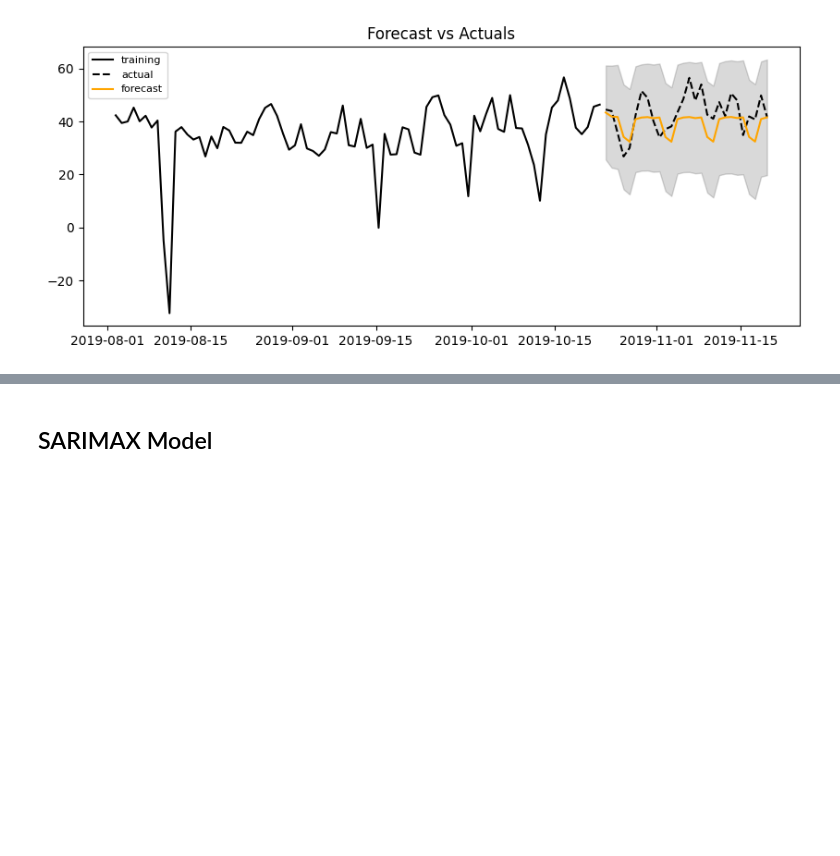
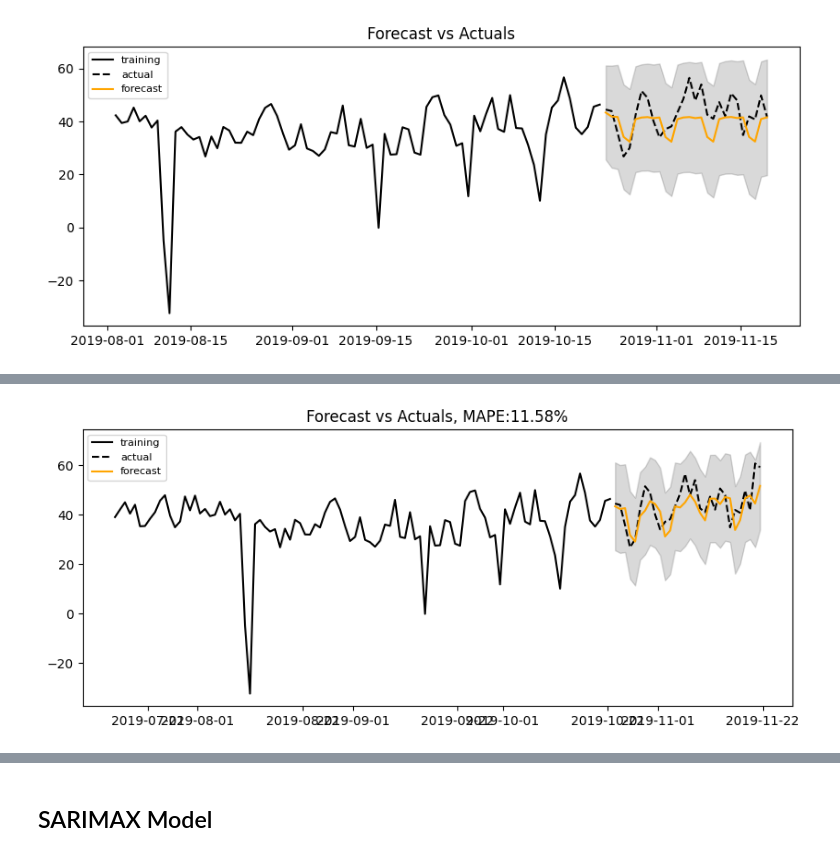
Before and after one commit to Guli-Y/ElectricityPricePredictor, a Jupyter notebook: notebooks/baseline_guli.ipynb, the cells around one changed output, grey strips where cells are left out. Drawn from its saved outputs; the diff is of its cells as text; code cells hidden in the pictures; blank space fills up the shorter version.

```diff
--- a/notebooks/baseline_guli.ipynb
+++ b/notebooks/baseline_guli.ipynb
@@ -231,14 +231,16 @@ def re_compose(forecast):
 # %%
 # define a function for plotting the forecast
 
-def plot_forecast(forecast, train, test, lower_int, upper_int):
-    fc = forecast
+def plot_forecast(forecast, train, test, lower_int, upper_int, mape=None):
     plt.figure(figsize=(10,4), dpi=100)
     plt.plot(train, label='training', color='black')
     plt.plot(test, label='actual', color='black', ls='--')
     plt.plot(forecast, label='forecast', color='orange')
     plt.fill_between(forecast.index, lower_int, upper_int, color='k', alpha=.15)
-    plt.title('Forecast vs Actuals')
+    if isinstance(mape, str):
+        plt.title(f'Forecast vs Actuals, MAPE:{mape}')
+    else:
+        plt.title('Forecast vs Actuals')
     plt.legend(loc='upper left', fontsize=8);
 # %%
 # plot the forecast
@@ -253,5 +255,6 @@ plot_forecast(forecast, train[train.index > '2019-08-1 11:00:00'], test, lower_i
 def get_mape(y_true, y_pred):
     y_true, y_pred = np.array(y_true), np.array(y_pred)
     mape = np.mean(np.abs((y_true - y_pred) / y_true)) * 100
+    mape = np.round(mape,2)
     return f'{mape}%'
 # %%
@@ -321,0 +375,6 @@ get_mape(forecast, test)
+# %%
+forecast, lower, upper, mape, train, test = train_sarima()
+# %%
+plot_forecast(forecast, train.iloc[-100:], test, lower, upper, mape=mape)
+# %% [output]
+[figure, added]
```
Also changed, not shown: parts of 15 cells of this notebook.
